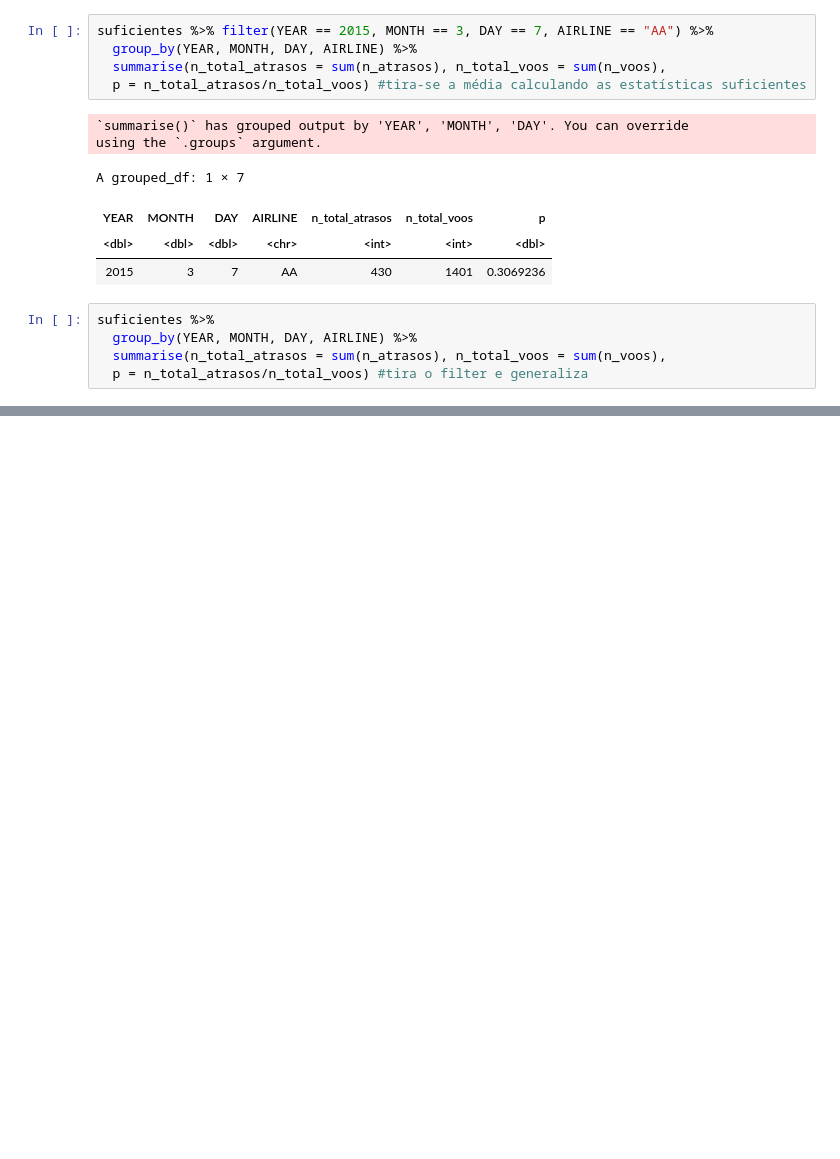
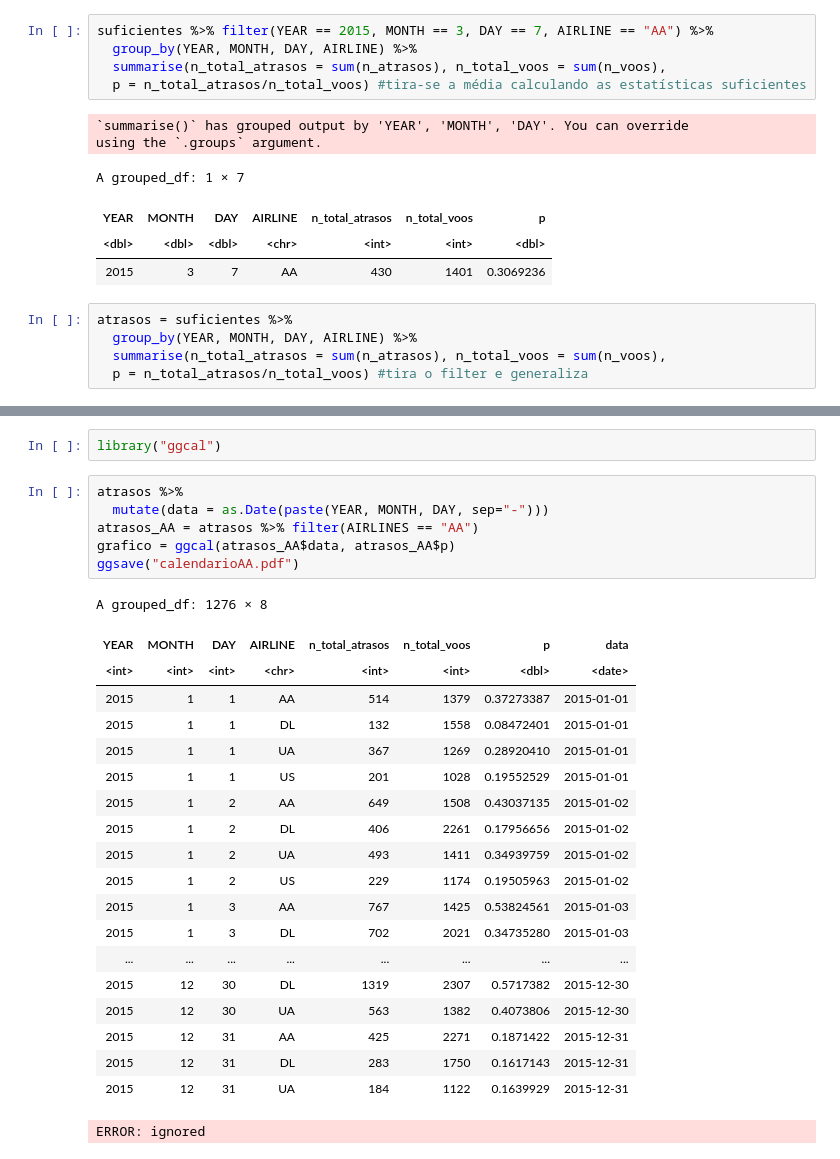
Before and after one commit to kazut98/me315, a Jupyter notebook: ME315_Lab02.ipynb, the cells around one changed output, grey strips where cells are left out. Cells and saved outputs as stored; diff of their text form; blank space fills up the shorter version.

```diff
--- a/ME315_Lab02.ipynb
+++ b/ME315_Lab02.ipynb
@@ -204,7 +182,7 @@ A grouped_df: 1 × 7
 | <dbl> | <dbl> | <dbl> | <chr> | <int> | <int> | <dbl> |
 | 2015 | 3 | 7 | AA | 430 | 1401 | 0.3069236 |
 # %%
-suficientes %>%
+atrasos = suficientes %>%
   group_by(YEAR, MONTH, DAY, AIRLINE) %>%
   summarise(n_total_atrasos = sum(n_atrasos), n_total_voos = sum(n_voos),
   p = n_total_atrasos/n_total_voos) #tira o filter e generaliza
@@ -232,0 +216,29 @@ A grouped_df: 1276 × 7
+# %%
+library("ggcal")
+# %%
+atrasos %>%
+  mutate(data = as.Date(paste(YEAR, MONTH, DAY, sep="-")))
+atrasos_AA = atrasos %>% filter(AIRLINES == "AA")
+grafico = ggcal(atrasos_AA$data, atrasos_AA$p)
+ggsave("calendarioAA.pdf")
+# %% [output]
+A grouped_df: 1276 × 8
+| YEAR | MONTH | DAY | AIRLINE | n_total_atrasos | n_total_voos | p | data |
+| <int> | <int> | <int> | <chr> | <int> | <int> | <dbl> | <date> |
+| 2015 | 1 | 1 | AA | 514 | 1379 | 0.37273387 | 2015-01-01 |
+| 2015 | 1 | 1 | DL | 132 | 1558 | 0.08472401 | 2015-01-01 |
+| 2015 | 1 | 1 | UA | 367 | 1269 | 0.28920410 | 2015-01-01 |
+| 2015 | 1 | 1 | US | 201 | 1028 | 0.19552529 | 2015-01-01 |
+| 2015 | 1 | 2 | AA | 649 | 1508 | 0.43037135 | 2015-01-02 |
+| 2015 | 1 | 2 | DL | 406 | 2261 | 0.17956656 | 2015-01-02 |
+| 2015 | 1 | 2 | UA | 493 | 1411 | 0.34939759 | 2015-01-02 |
+| 2015 | 1 | 2 | US | 229 | 1174 | 0.19505963 | 2015-01-02 |
+| 2015 | 1 | 3 | AA | 767 | 1425 | 0.53824561 | 2015-01-03 |
+| 2015 | 1 | 3 | DL | 702 | 2021 | 0.34735280 | 2015-01-03 |
+| ... | ... | ... | ... | ... | ... | ... | ... |
+| 2015 | 12 | 30 | DL | 1319 | 2307 | 0.5717382 | 2015-12-30 |
+| 2015 | 12 | 30 | UA | 563 | 1382 | 0.4073806 | 2015-12-30 |
+| 2015 | 12 | 31 | AA | 425 | 2271 | 0.1871422 | 2015-12-31 |
+| 2015 | 12 | 31 | DL | 283 | 1750 | 0.1617143 | 2015-12-31 |
+| 2015 | 12 | 31 | UA | 184 | 1122 | 0.1639929 | 2015-12-31 |
+ERROR: ignored
```
Also changed, not shown: parts of 7 cells of this notebook.
